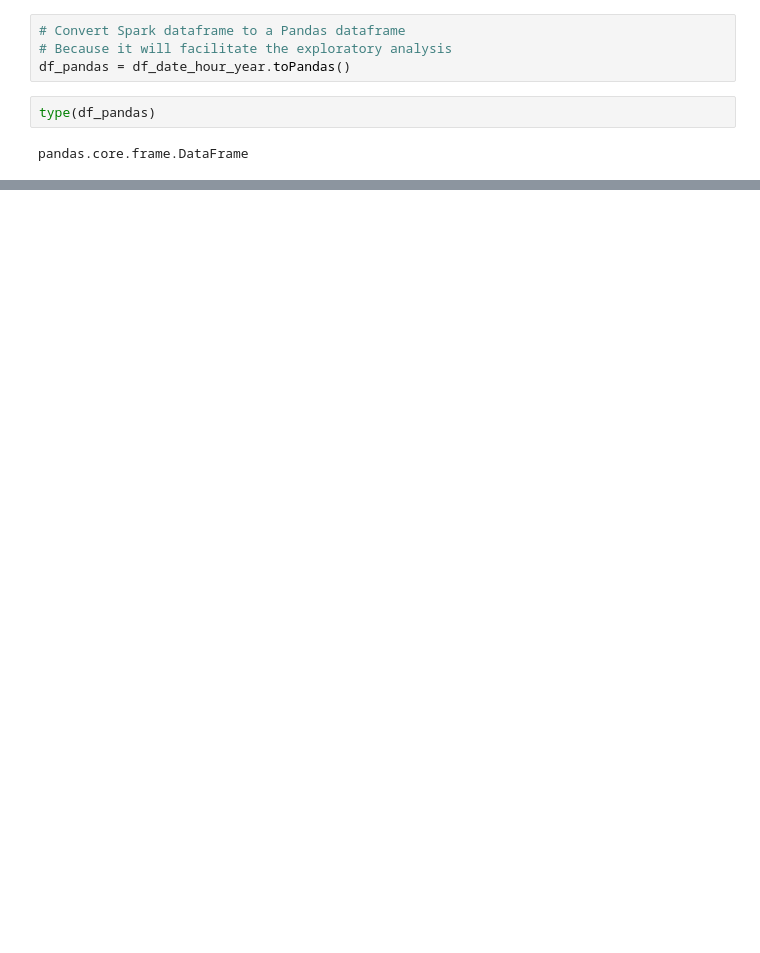
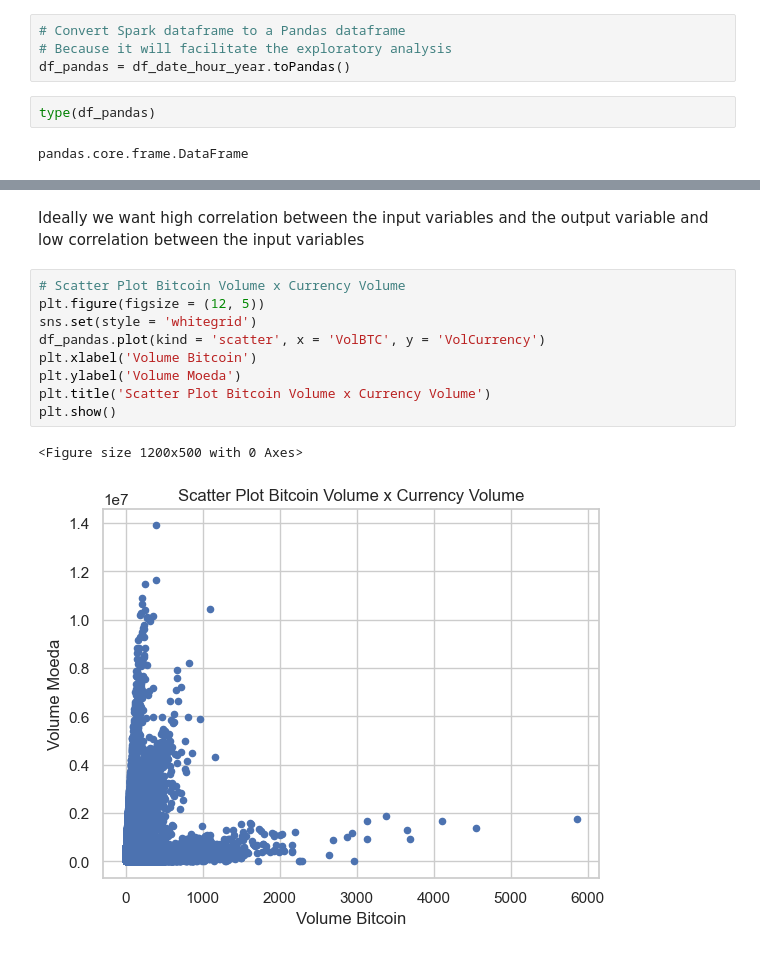
Before and after one commit to amorim-dev/DSA_Data-Science-Course, a Jupyter notebook: 2. big-data-real-time-analytics-with-python-and-spark/Ch11_data-processing-with-apache-spark/mini_project3.ipynb, the cells around one changed output, grey strips where cells are left out. Drawn from its saved outputs; the diff is of its cells as text; blank space fills up the shorter version.

```diff
--- a/2. big-data-real-time-analytics-with-python-and-spark/Ch11_data-processing-with-apache-spark/mini_project3.ipynb
+++ b/2. big-data-real-time-analytics-with-python-and-spark/Ch11_data-processing-with-apache-spark/mini_project3.ipynb
@@ -407,0 +418,14 @@ year = df_pandas['year'].values.tolist()
+# %% [markdown]
+Ideally we want high correlation between the input variables and the output variable and low correlation between the input variables
+# %%
+# Scatter Plot Bitcoin Volume x Currency Volume
+plt.figure(figsize = (12, 5))
+sns.set(style = 'whitegrid')
+df_pandas.plot(kind = 'scatter', x = 'VolBTC', y = 'VolCurrency')
+plt.xlabel('Volume Bitcoin')
+plt.ylabel('Volume Moeda')
+plt.title('Scatter Plot Bitcoin Volume x Currency Volume')
+plt.show()
+# %% [output]
+<Figure size 1200x500 with 0 Axes>
+[figure, added]
```
Also changed, not shown: parts of 19 cells of this notebook.
